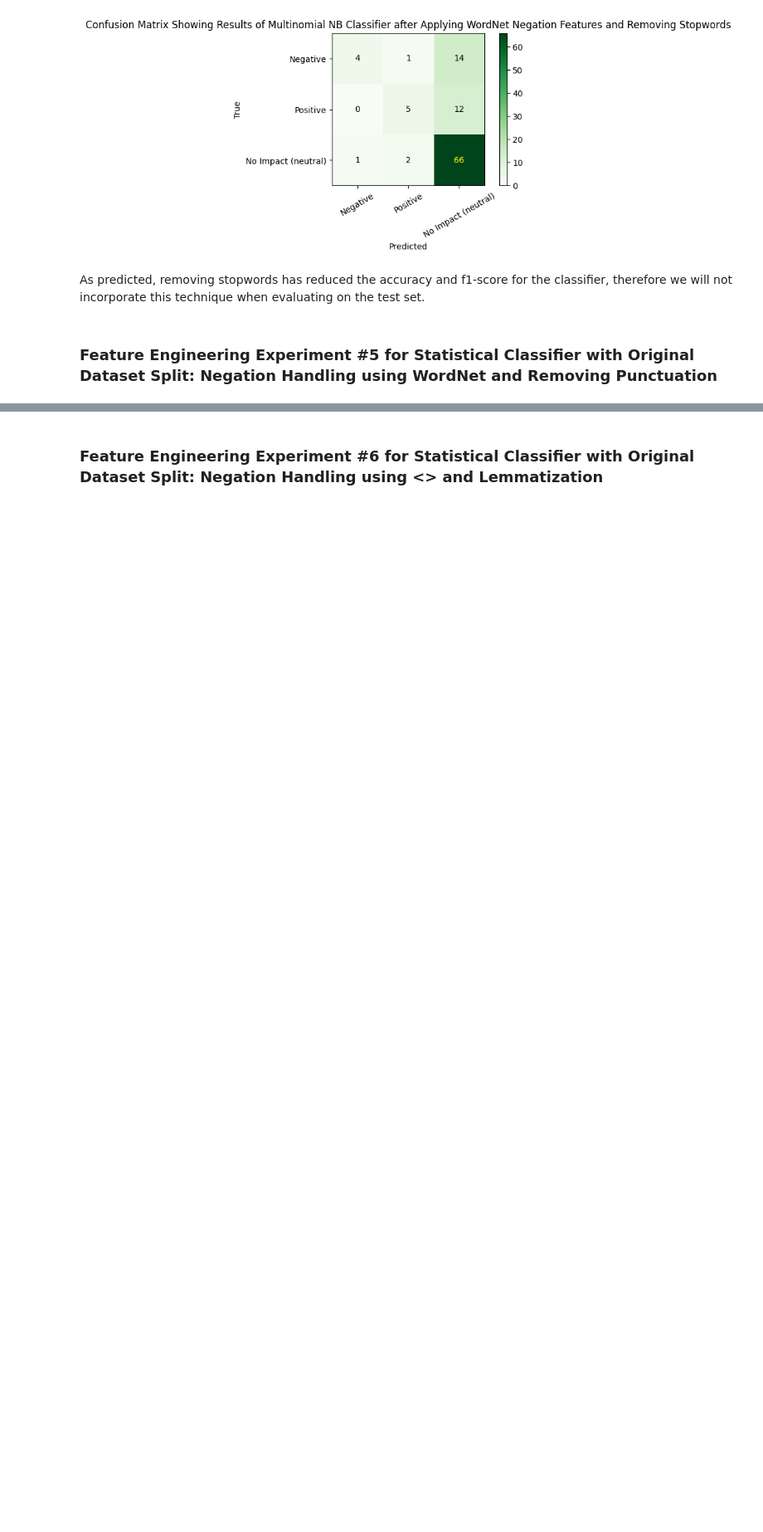
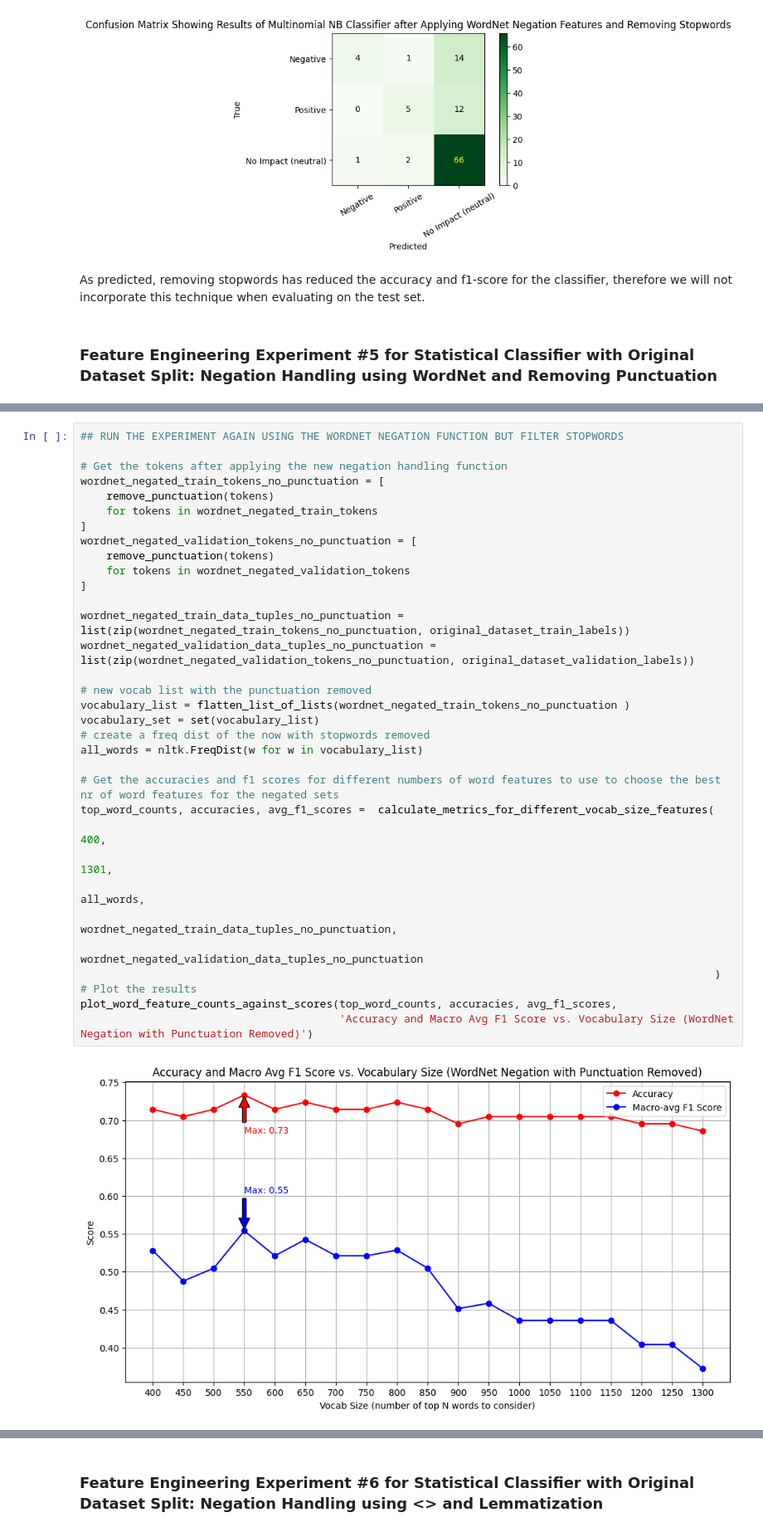
Before and after one commit to nyx500/NLP_Project_on_Poem_Sentiment_Analysis, a Jupyter notebook: NLP_Coursework_Poem_Sentiment_Classification.ipynb, the cells around one changed output, grey strips where cells are left out. Shown at 83% size. Saved outputs shown, nothing was run; the diff lists cells and outputs as text; blank space fills up the shorter version.

```diff
--- a/NLP_Coursework_Poem_Sentiment_Classification.ipynb
+++ b/NLP_Coursework_Poem_Sentiment_Classification.ipynb
@@ -1172,0 +1172,35 @@ def remove_punctuation(tokens):
+# %%
+## RUN THE EXPERIMENT AGAIN USING THE WORDNET NEGATION FUNCTION BUT FILTER STOPWORDS
+
+# Get the tokens after applying the new negation handling function
+wordnet_negated_train_tokens_no_punctuation = [
+    remove_punctuation(tokens)
+    for tokens in wordnet_negated_train_tokens
+]
+wordnet_negated_validation_tokens_no_punctuation = [
+    remove_punctuation(tokens)
+    for tokens in wordnet_negated_validation_tokens
+]
+
+wordnet_negated_train_data_tuples_no_punctuation = list(zip(wordnet_negated_train_tokens_no_punctuation, original_dataset_train_labels))
+wordnet_negated_validation_data_tuples_no_punctuation = list(zip(wordnet_negated_validation_tokens_no_punctuation, original_dataset_validation_labels))
+
+# new vocab list with the punctuation removed
+vocabulary_list = flatten_list_of_lists(wordnet_negated_train_tokens_no_punctuation )
+vocabulary_set = set(vocabulary_list)
+# create a freq dist of the now with stopwords removed
+all_words = nltk.FreqDist(w for w in vocabulary_list)
+
+# Get the accuracies and f1 scores for different numbers of word features to use to choose the best nr of word features for the negated sets
+top_word_counts, accuracies, avg_f1_scores =  calculate_metrics_for_different_vocab_size_features(
+                                                                                                    400,
+                                                                                                    1301,
+                                                                                                    all_words,
+                                                                                                    wordnet_negated_train_data_tuples_no_punctuation,
+                                                                                                    wordnet_negated_validation_data_tuples_no_punctuation
+                                                                                                  )
+# Plot the results
+plot_word_feature_counts_against_scores(top_word_counts, accuracies, avg_f1_scores,
+                                        'Accuracy and Macro Avg F1 Score vs. Vocabulary Size (WordNet Negation with Punctuation Removed)')
+# %% [output]
+[figure, added]
```
Also changed, not shown: parts of 11 cells of this notebook.
